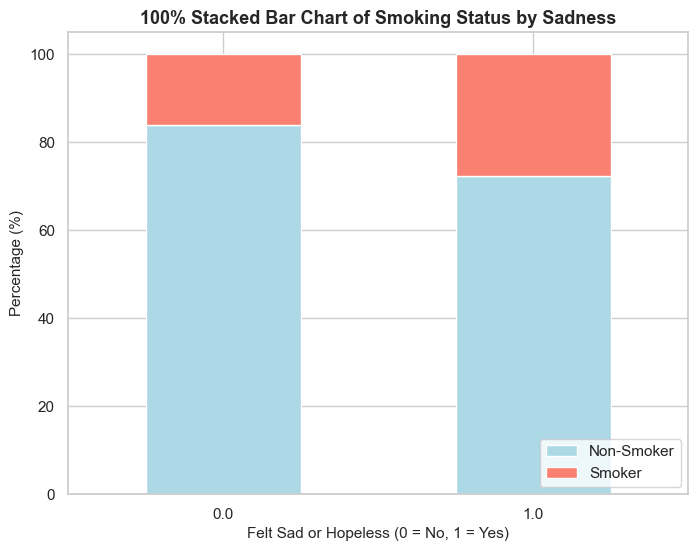
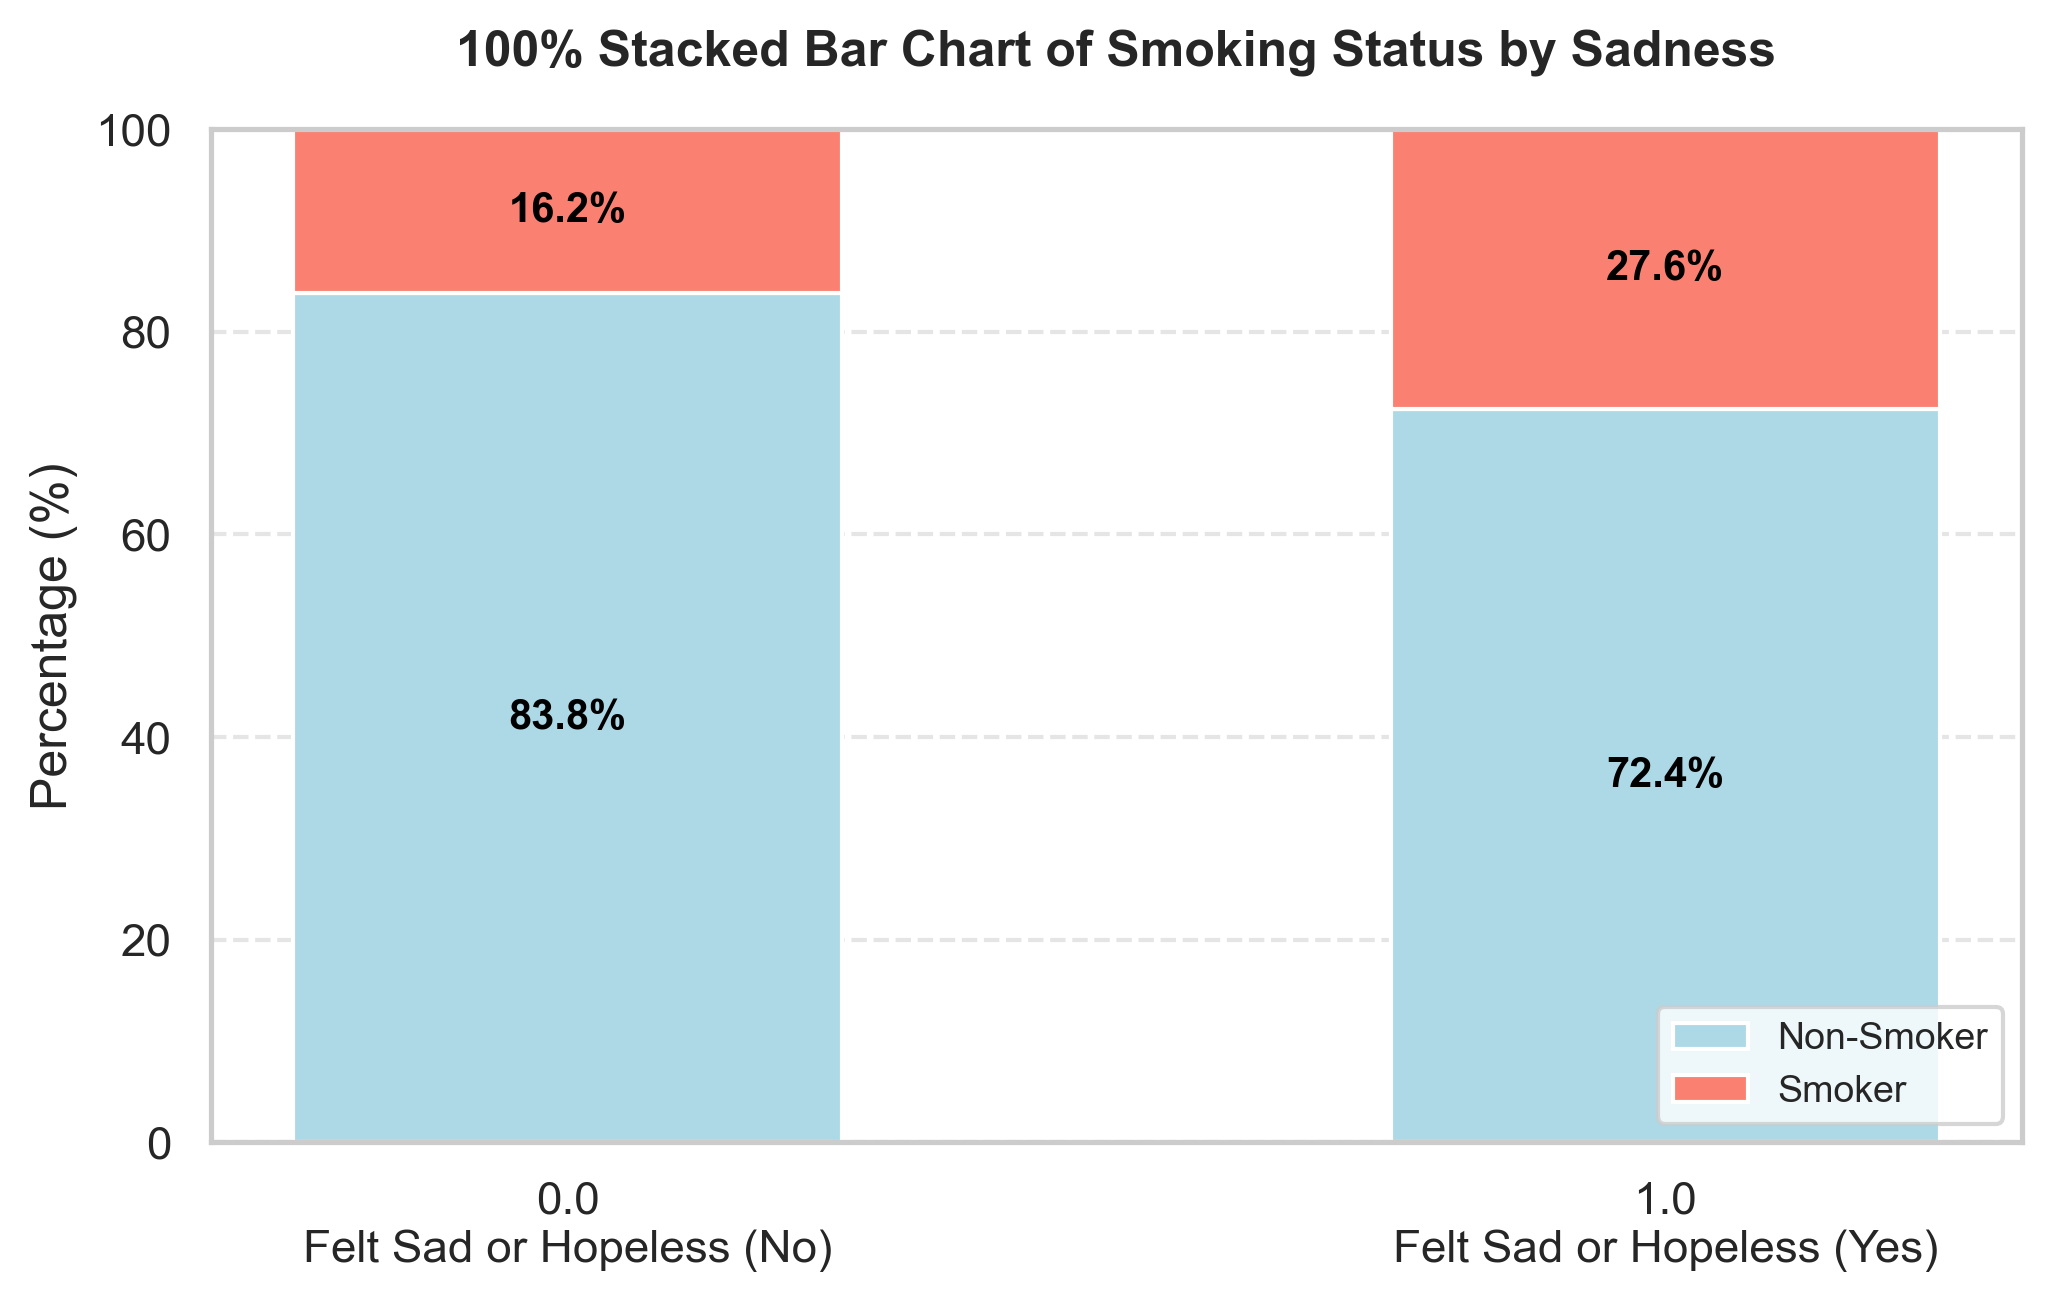
Code edit (unified diff) that turned the first committed figure into the second:
--- before
+++ after
@@ -1,16 +1,33 @@
-import pandas as pd
 import matplotlib.pyplot as plt
+import numpy as np
 
-pivot_df = pd.crosstab(df_clean['Sad_recoded'], df_clean['Smoke_recoded'], normalize='index') * 100
+groups = ['0.0\nFelt Sad or Hopeless (No)', '1.0\nFelt Sad or Hopeless (Yes)']
+non_smokers = [83.8197, 72.3923] 
+smokers = [16.1803, 27.6077]     
 
-pivot_df.plot(kind='bar', stacked=True, figsize=(8, 6), color=['lightblue', 'salmon'])
+fig, ax = plt.subplots(figsize=(7, 4.5), dpi=300)
 
-plt.title('100% Stacked Bar Chart of Smoking Status by Sadness', fontsize=13, fontweight='bold')
-plt.xlabel('Felt Sad or Hopeless (0 = No, 1 = Yes)', fontsize=11)
-plt.ylabel('Percentage (%)', fontsize=11)
-plt.xticks(rotation=0)
+bars_non = ax.bar(groups, non_smokers, label='Non-Smoker', color='lightblue', width=0.5, edgecolor='white')
+bars_smoke = ax.bar(groups, smokers, bottom=non_smokers, label='Smoker', color='salmon', width=0.5, edgecolor='white')
 
-plt.legend(['Non-Smoker', 'Smoker'], loc='lower right')
+for bar in bars_non:
+    height = bar.get_height()
+    ax.text(bar.get_x() + bar.get_width()/2, height/2, f'{height:.1f}%', 
+            ha='center', va='center', color='black', fontsize=10, fontweight='bold')
 
-plt.savefig('../outputs/figures/stacked_bar_chart.png', dpi=300, bbox_inches='tight')
+for bar in bars_smoke:
+    y_base = bar.get_y()
+    height = bar.get_height()
+    ax.text(bar.get_x() + bar.get_width()/2, y_base + height/2, f'{height:.1f}%', 
+            ha='center', va='center', color='black', fontsize=10, fontweight='bold')
+
+ax.set_ylabel('Percentage (%)', fontsize=12)
+ax.set_ylim(0, 100)
+ax.grid(axis='y', linestyle='--', alpha=0.5)
+
+ax.legend(loc='lower right', fontsize=9, markerscale=0.7, frameon=True)
+ax.set_title('100% Stacked Bar Chart of Smoking Status by Sadness', fontsize=12, fontweight='bold', pad=15)
+
+plt.tight_layout()
+plt.savefig('../outputs/figures/stacked_bar_perfect.png', dpi=300, bbox_inches='tight')
 plt.show()

Commit: Add files via upload